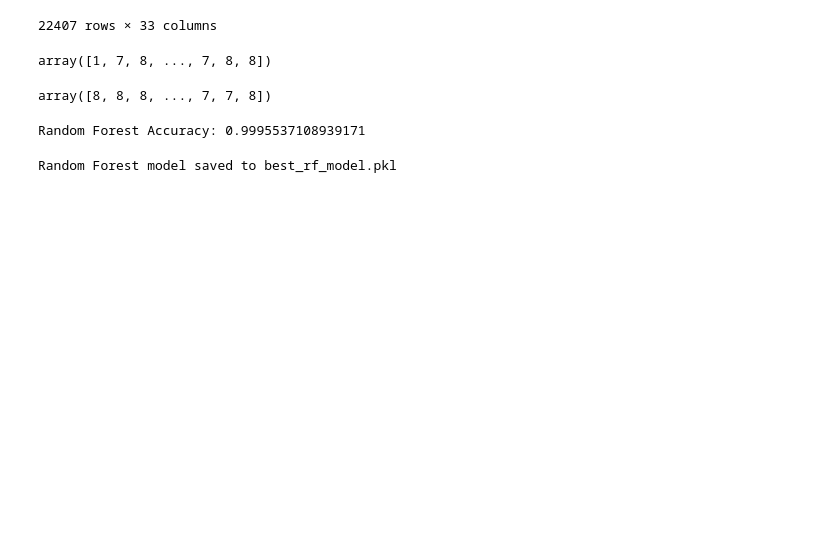
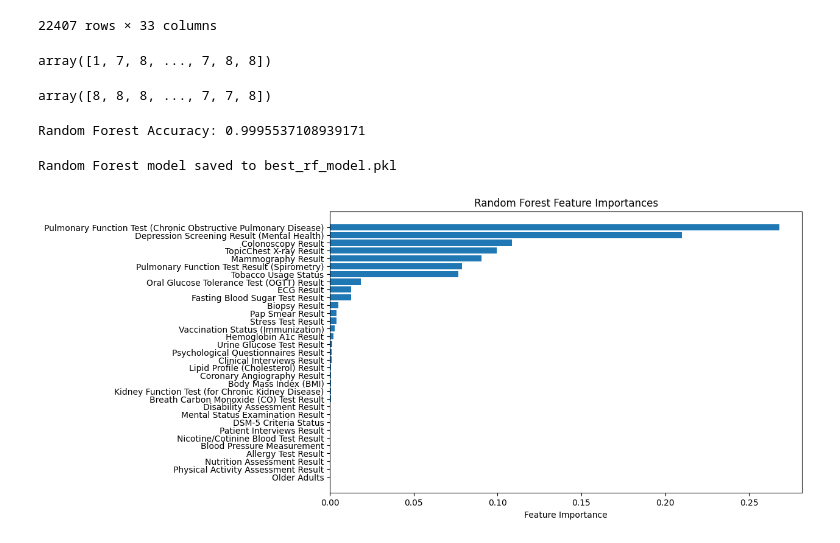
Before and after one commit to aqibfirdous/DS-ML, a Jupyter notebook: DiseasePrediction1.ipynb, the cells around one changed output. Saved outputs shown, nothing was run; the diff lists cells and outputs as text; code cells hidden in the pictures; blank space fills up the shorter version.

```diff
--- a/DiseasePrediction1.ipynb
+++ b/DiseasePrediction1.ipynb
@@ -1605,3 +1605,45 @@ joblib.dump(best_rf_model, model_filename)
 print("Random Forest model saved to", model_filename)
 # %% [output]
 Random Forest model saved to best_rf_model.pkl
+# %%
+import matplotlib.pyplot as plt
+from sklearn.ensemble import RandomForestClassifier
+
+# Assuming you have your training data x_train and corresponding labels y_train
+rf_model = RandomForestClassifier()
+rf_model.fit(x_train, y_train)
+
+# Get feature importances from the fitted Random Forest model
+feature_importances = rf_model.feature_importances_
+# Get the names of the features
+feature_names = ['ECG Result', 'Stress Test Result',
+       'Lipid Profile (Cholesterol) Result', 'Coronary Angiography Result',
+       'Pulmonary Function Test Result (Spirometry)','Topic'
+       'Chest X-ray Result', 'Allergy Test Result', 'Mammography Result',
+       'Colonoscopy Result', 'Pap Smear Result', 'Biopsy Result',
+       'Fasting Blood Sugar Test Result',
+       'Oral Glucose Tolerance Test (OGTT) Result', 'Hemoglobin A1c Result',
+       'Urine Glucose Test Result', 'Clinical Interviews Result',
+       'Psychological Questionnaires Result',
+       'Mental Status Examination Result', 'DSM-5 Criteria Status',
+       'Patient Interviews Result', 'Nicotine/Cotinine Blood Test Result',
+       'Breath Carbon Monoxide (CO) Test Result', 'Blood Pressure Measurement',
+       'Kidney Function Test (for Chronic Kidney Disease)',
+       'Pulmonary Function Test (Chronic Obstructive Pulmonary Disease)',
+       'Depression Screening Result (Mental Health)', 'Tobacco Usage Status',
+       'Body Mass Index (BMI)', 'Vaccination Status (Immunization)',
+       'Nutrition Assessment Result', 'Physical Activity Assessment Result',
+       'Disability Assessment Result', 'Older Adults']  # Replace with the actual feature names
+
+# Sort the features by their importances
+sorted_indices = feature_importances.argsort()
+
+# Plot the feature importances
+plt.figure(figsize=(10, 6))
+plt.barh(range(len(feature_importances)), feature_importances[sorted_indices], align='center')
+plt.yticks(range(len(feature_importances)), [feature_names[i] for i in sorted_indices])
+plt.xlabel('Feature Importance')
+plt.title('Random Forest Feature Importances')
+plt.show()
+# %% [output]
+[figure, added]
```
